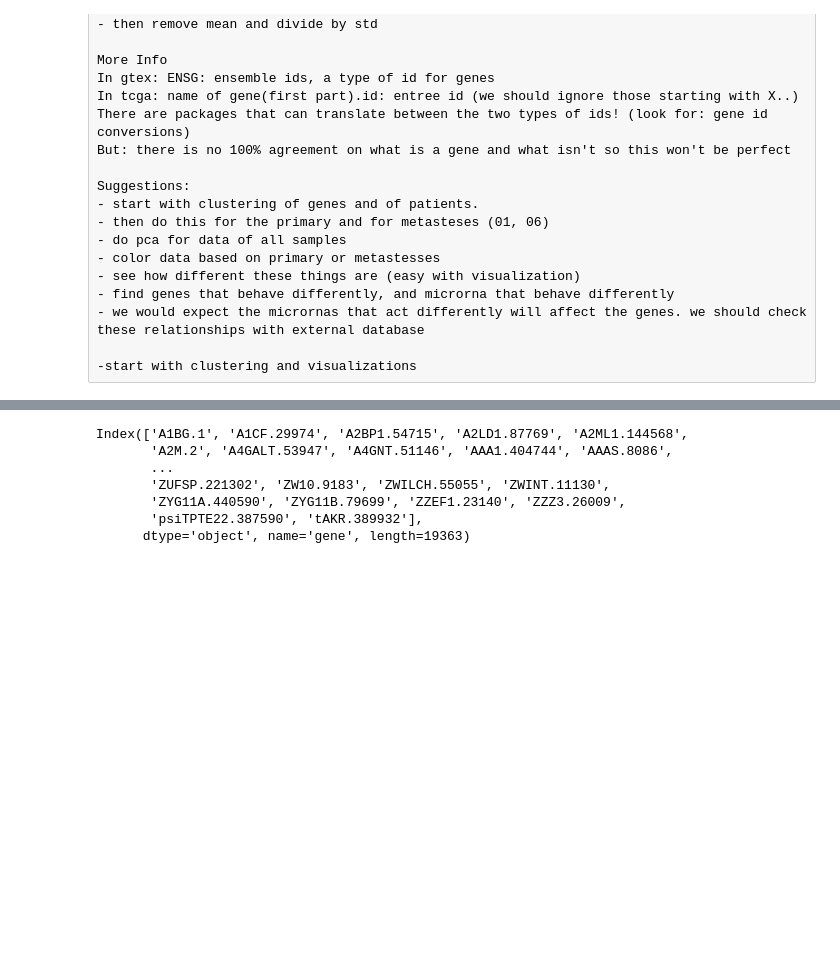
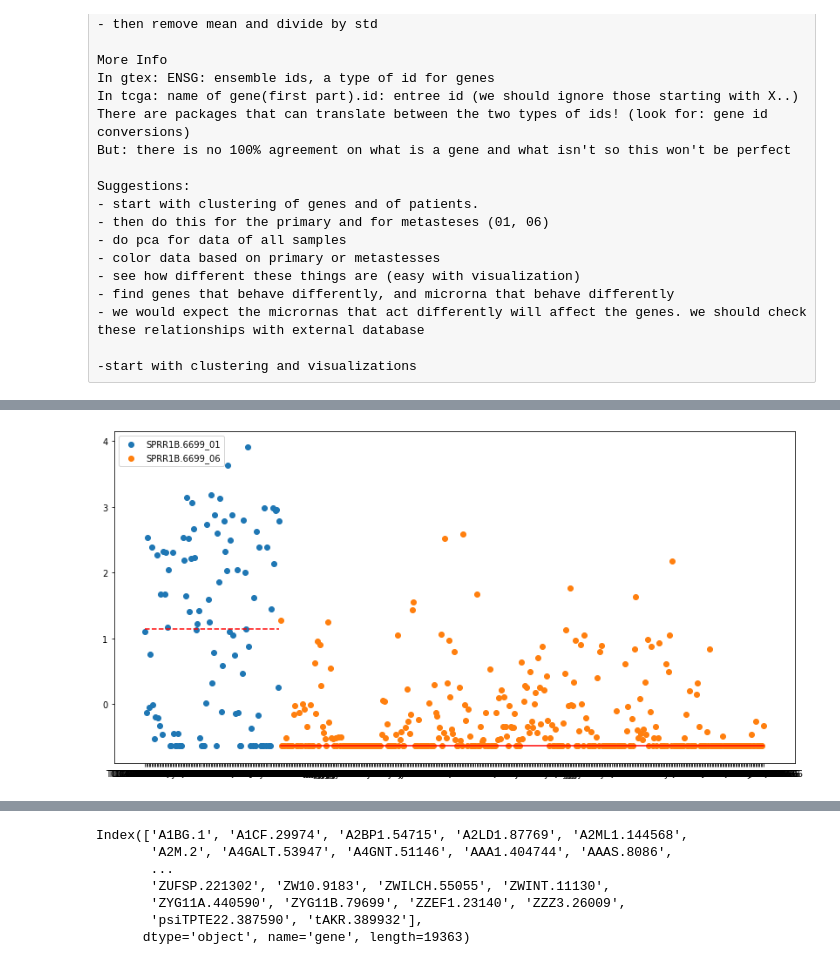
Before and after one commit to OfirKatz1/acgt_melanoma, a Jupyter notebook: DataExplorationSadna.ipynb, the cells around one changed output, grey strips where cells are left out. Cells and saved outputs as stored; diff of their text form; code cells hidden in the pictures; blank space fills up the shorter version.

```diff
--- a/DataExplorationSadna.ipynb
+++ b/DataExplorationSadna.ipynb
@@ -114,0 +331,12 @@ dataframes['micro_rna_data'] = normalize_data(dataframes['micro_rna_data'], 'mic
+# %%
+# create list of genes, mirnas found:
+genes_found = list(dataframes['gene_data_medians'].index)
+mirna_found = list(dataframes['micro_rna_data_medians'].index)
+
+def minimize_dataset(selected_columns, df_01, df_06):
+    df_01 = df_01[selected_columns]
+    df_06 = df_06[selected_columns]
+    return df_01, df_06
+
+genes_found_data_01, genes_found_data_06 = minimize_dataset(genes_found, dataframes['gene_data_01'], dataframes['gene_data_06'])
+mirna_found_data_01, mirna_found_data_06 = minimize_dataset(mirna_found, dataframes['micro_rna_data_01'], dataframes['micro_rna_data_06'])
@@ -114,0 +361,35 @@ dataframes['micro_rna_data'] = normalize_data(dataframes['micro_rna_data'], 'mic
+# %%
+# graph genes or mirna to see comparison:
+
+# select x (number between 1-49, refering to column order in dataset, to view relevant graph)
+# select relevant 01, 06 datasets
+# select relevant median_df
+# select gene_axis / mirna_axis
+def graph(x, df_found_01, df_found_06, median_df, axis_params):
+    # create dataset for x only (remove rows where x is zero: dropna that doesn't affect other genes)
+    df_01 = df_found_01[df_found_01.iloc[:, x] != 0]
+    df_06 = df_found_06[df_found_06.iloc[:, x] != 0]
+
+    data_type_name = df_01.columns[x]
+    data_median_01 = median_df.loc[median_df.index == data_type_name]['01_median'].item()
+    data_median_06 = median_df.loc[median_df.index == data_type_name]['06_median'].item()
+
+    y = range(int(axis_params["min_val"]-10) , int(axis_params["max_val"]+10))
+    fig = plt.figure(figsize=(14,7))
+    ax = plt.subplot(1, 1, 1)
+    ax.scatter(df_01.index, df_01.iloc[:, x], label="{}_01".format(df_01.columns[x]))
+    ax.scatter(df_06.index, df_06.iloc[:, x], label="{}_06".format(df_06.columns[x]))
+
+    horiz_line_01 = np.array([data_median_01 for i in range(len(list(df_01.index)))])
+    ax.plot(df_01.index, horiz_line_01, 'r--')
+
+    horiz_line_06 = np.array([data_median_06 for i in range(len(list(df_06.index)))])
+    ax.plot(df_06.index, horiz_line_06, 'r-')
+
+    plt.legend(loc='upper left');
+    plt.show()
+# %%
+# Examples #1 (genes)
+graph(7, genes_found_data_01, genes_found_data_06, dataframes['gene_data_medians'], gene_axis)
+# %% [output]
+[figure, added]
```
Also changed, not shown: parts of 43 cells of this notebook.
